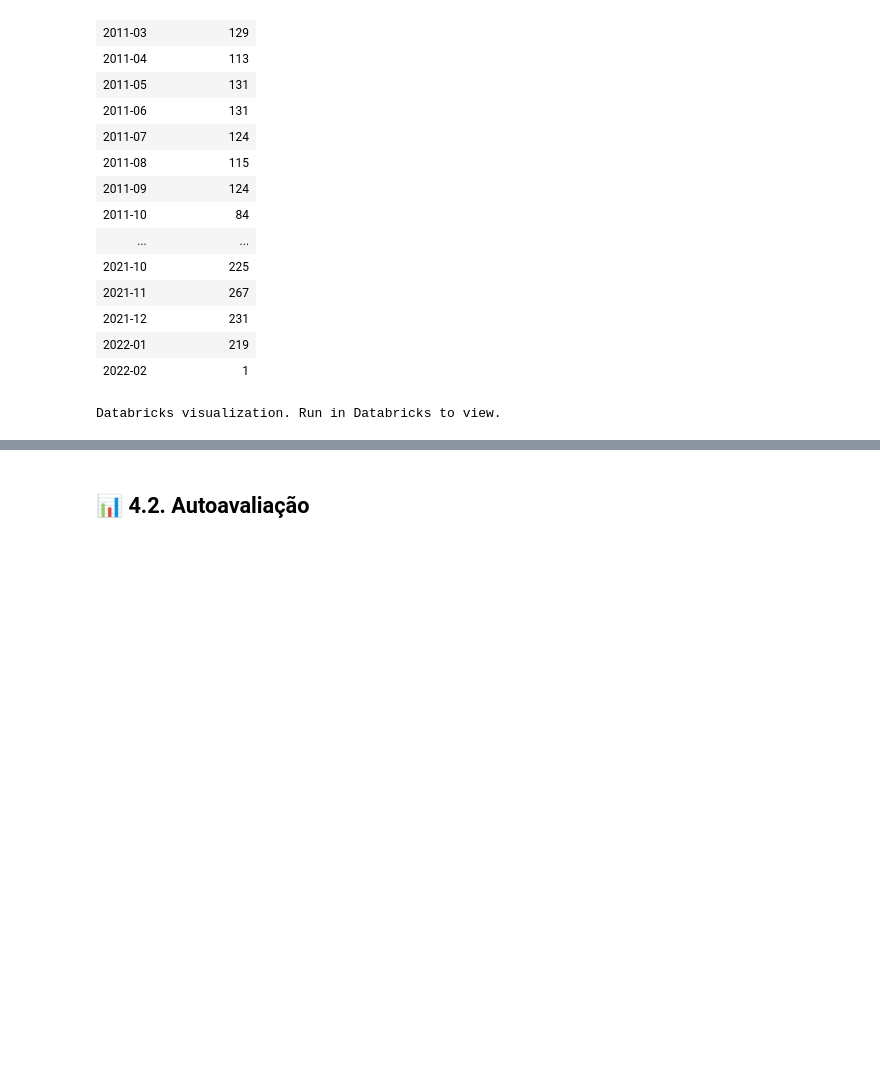
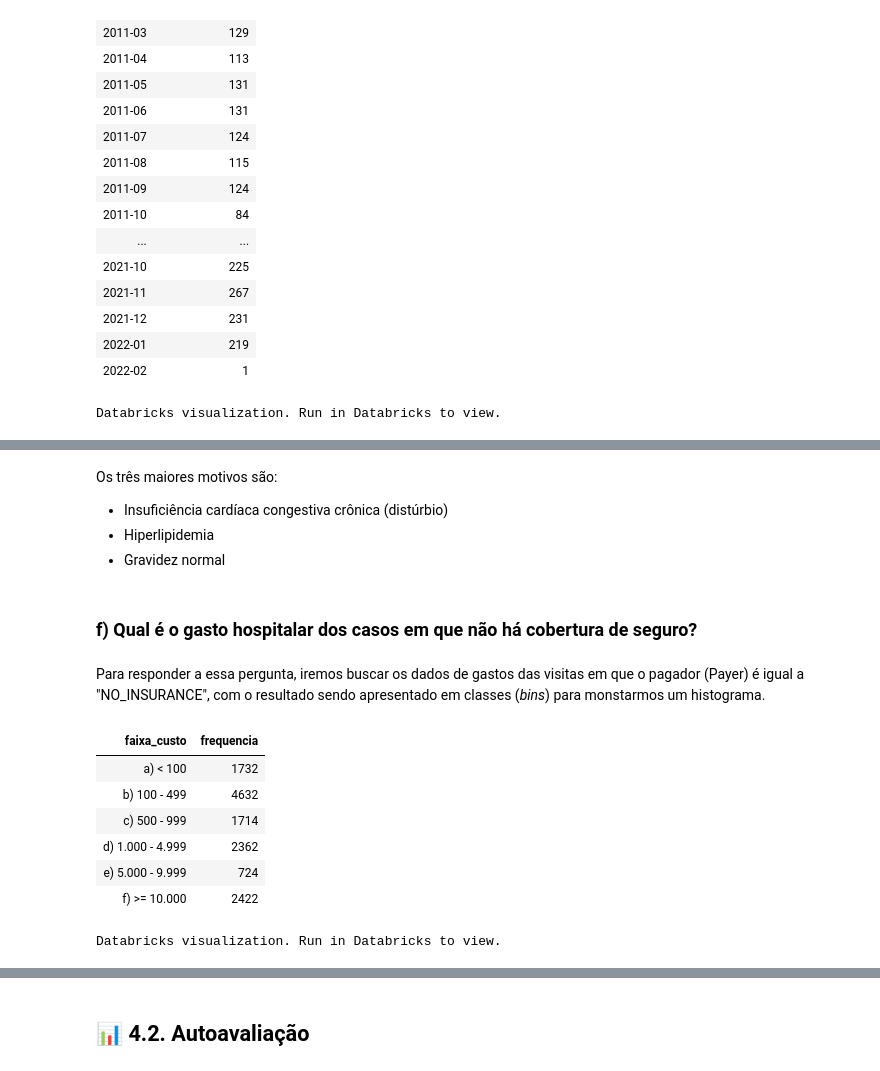
Before and after one commit to cristianofanchin/puc-rio, a Jupyter notebook: engenhariadados/4-Solucao_do_Problema_e_Autoavaliacao.ipynb, the cells around one changed output, grey strips where cells are left out. Saved outputs shown, nothing was run; the diff lists cells and outputs as text; code cells hidden in the pictures; blank space fills up the shorter version.

```diff
--- a/engenhariadados/4-Solucao_do_Problema_e_Autoavaliacao.ipynb
+++ b/engenhariadados/4-Solucao_do_Problema_e_Autoavaliacao.ipynb
@@ -39,0 +155,36 @@ Databricks visualization. Run in Databricks to view.
+# %% [markdown]
+Os três maiores motivos são:
+- Insuficiência cardíaca congestiva crônica (distúrbio)
+- Hiperlipidemia
+- Gravidez normal
+# %% [markdown]
+### f) Qual é o gasto hospitalar dos casos em que não há cobertura de seguro?
+# %% [markdown]
+Para responder a essa pergunta, iremos buscar os dados de gastos das visitas em que o pagador (Payer) é igual a "NO_INSURANCE", com o resultado sendo apresentado em classes (_bins_) para monstarmos um histograma.
+# %%
+%sql
+SELECT
+  CASE
+    WHEN CAST(Total_Cost AS DOUBLE) < 100 THEN 'a) < 100'
+    WHEN CAST(Total_Cost AS DOUBLE) BETWEEN 100 AND 499.99 THEN 'b) 100 - 499'
+    WHEN CAST(Total_Cost AS DOUBLE) BETWEEN 500 AND 999.99 THEN 'c) 500 - 999'
+    WHEN CAST(Total_Cost AS DOUBLE) BETWEEN 1000 AND 4999.99 THEN 'd) 1.000 - 4.999'
+    WHEN CAST(Total_Cost AS DOUBLE) BETWEEN 5000 AND 9999.99 THEN 'e) 5.000 - 9.999'
+    ELSE 'f) >= 10.000'
+  END AS faixa_custo,
+  COUNT(*) AS frequencia
+FROM gold.flat
+WHERE
+  (Payer_Coverage IS NULL OR Payer_Coverage = '' OR CAST(Payer_Coverage AS DOUBLE) = 0)
+  AND Total_Cost IS NOT NULL AND Total_Cost != ''
+GROUP BY faixa_custo
+ORDER BY faixa_custo;
+# %% [output]
+| faixa_custo | frequencia |
+| a) < 100 | 1732 |
+| b) 100 - 499 | 4632 |
+| c) 500 - 999 | 1714 |
+| d) 1.000 - 4.999 | 2362 |
+| e) 5.000 - 9.999 | 724 |
+| f) >= 10.000 | 2422 |
+Databricks visualization. Run in Databricks to view.
```
Also changed, not shown: parts of 27 cells of this notebook.
